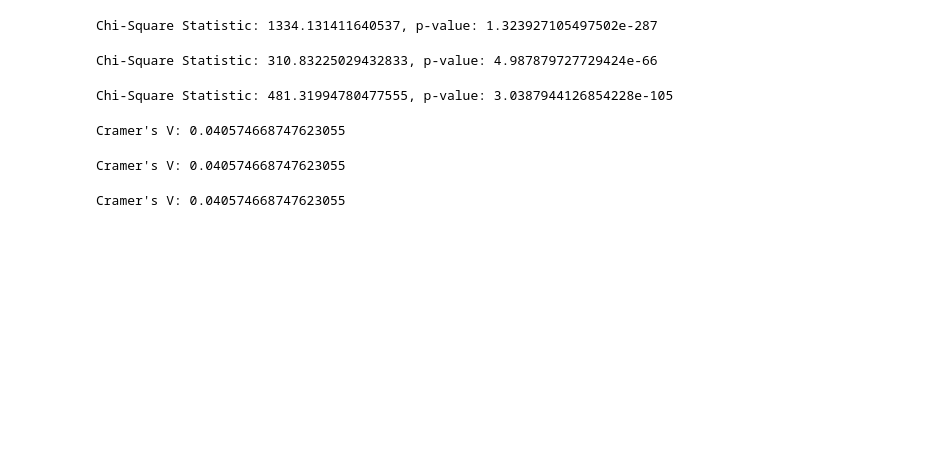
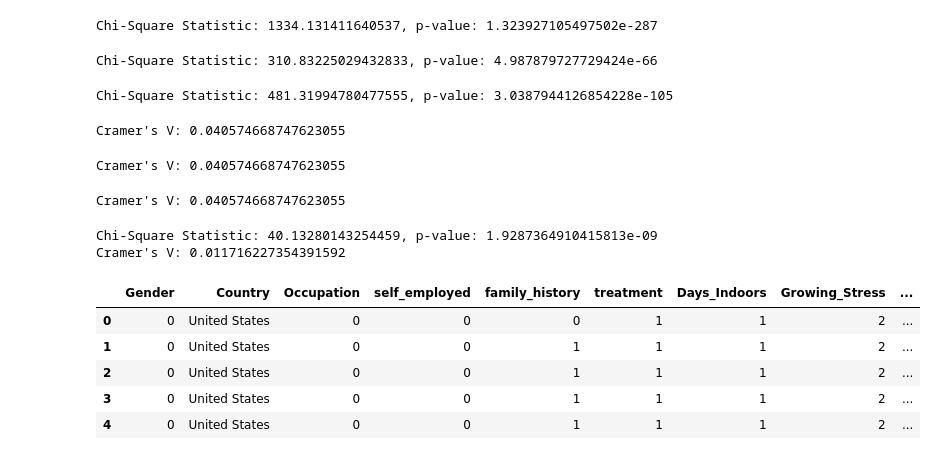
Before and after one commit to EricTanUMD/414-project, a Jupyter notebook: notebooks/sprint_2.ipynb, the cells around one changed output. Cells and saved outputs as stored; diff of their text form; code cells hidden in the pictures; blank space fills up the shorter version.

```diff
--- a/notebooks/sprint_2.ipynb
+++ b/notebooks/sprint_2.ipynb
@@ -251,3 +251,17 @@ cramers_v = np.sqrt(phi2 / min((r - 1), (k - 1)))
 print(f"Cramer's V: {cramers_v}")
 # %% [output]
 Cramer's V: 0.040574668747623055
+# %%
+contingency_table = pd.crosstab(df['family_history'], df['Growing_Stress'])
+# Perform Chi-Square Test for family history and mood swings
+chi2, p, dof, expected = stats.chi2_contingency(contingency_table)
+print(f"Chi-Square Statistic: {chi2}, p-value: {p}")
+# Followup analysis: Cramer's V for the association between family history and growing stress
+n = contingency_table.sum().sum()  # Total number of observations
+phi2 = chi2 / n
+r, k = contingency_table.shape
+cramers_v = np.sqrt(phi2 / min((r - 1), (k - 1)))
+print(f"Cramer's V: {cramers_v}")
+# %% [output]
+Chi-Square Statistic: 40.13280143254459, p-value: 1.9287364910415813e-09
+Cramer's V: 0.011716227354391592
@@ -253,0 +365,9 @@ Cramer's V: 0.040574668747623055
+# %%
+df_encoded.head()
+# %% [output]
+|  | Gender | Country | Occupation | self_employed | family_history | treatment | Days_Indoors | Growing_Stress | ... |
+| 0 | 0 | United States | 0 | 0 | 0 | 1 | 1 | 2 | ... |
+| 1 | 0 | United States | 0 | 0 | 1 | 1 | 1 | 2 | ... |
+| 2 | 0 | United States | 0 | 0 | 1 | 1 | 1 | 2 | ... |
+| 3 | 0 | United States | 0 | 0 | 1 | 1 | 1 | 2 | ... |
+| 4 | 0 | United States | 0 | 0 | 1 | 1 | 1 | 2 | ... |
```
Also changed, not shown: parts of 4 cells of this notebook, 2 other files.
